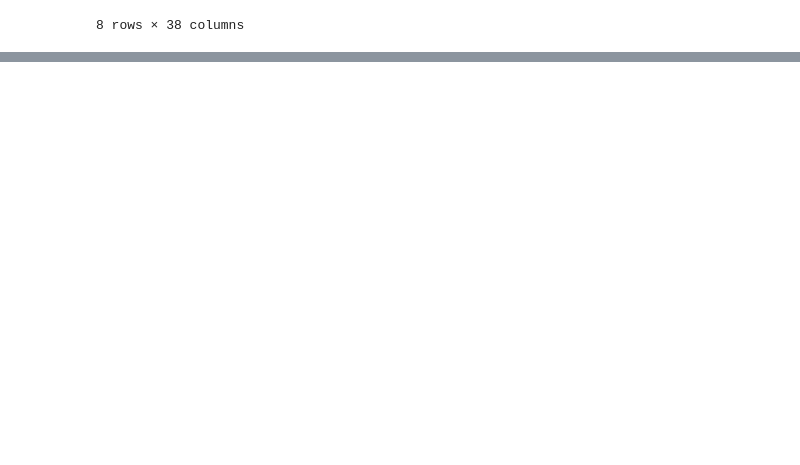
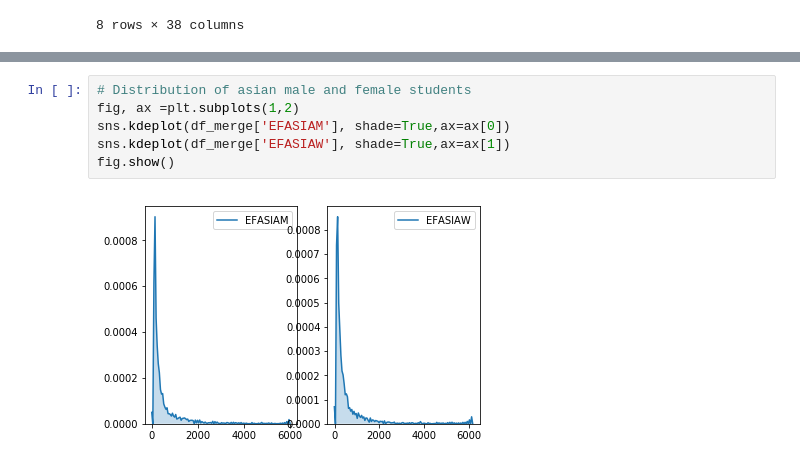
Before and after one commit to carlos-datascientist/education, a Jupyter notebook: education_EDA.ipynb, the cells around one changed output, grey strips where cells are left out. Drawn from its saved outputs; the diff is of its cells as text; blank space fills up the shorter version.

```diff
--- a/education_EDA.ipynb
+++ b/education_EDA.ipynb
@@ -218,0 +251,8 @@ sns.distplot(np.asarray(df_merge['EFHISPW']));
+# %%
+# Distribution of asian male and female students
+fig, ax =plt.subplots(1,2)
+sns.kdeplot(df_merge['EFASIAM'], shade=True,ax=ax[0])
+sns.kdeplot(df_merge['EFASIAW'], shade=True,ax=ax[1])
+fig.show()
+# %% [output]
+[figure, added]
```
Also changed, not shown: parts of 12 cells of this notebook.
